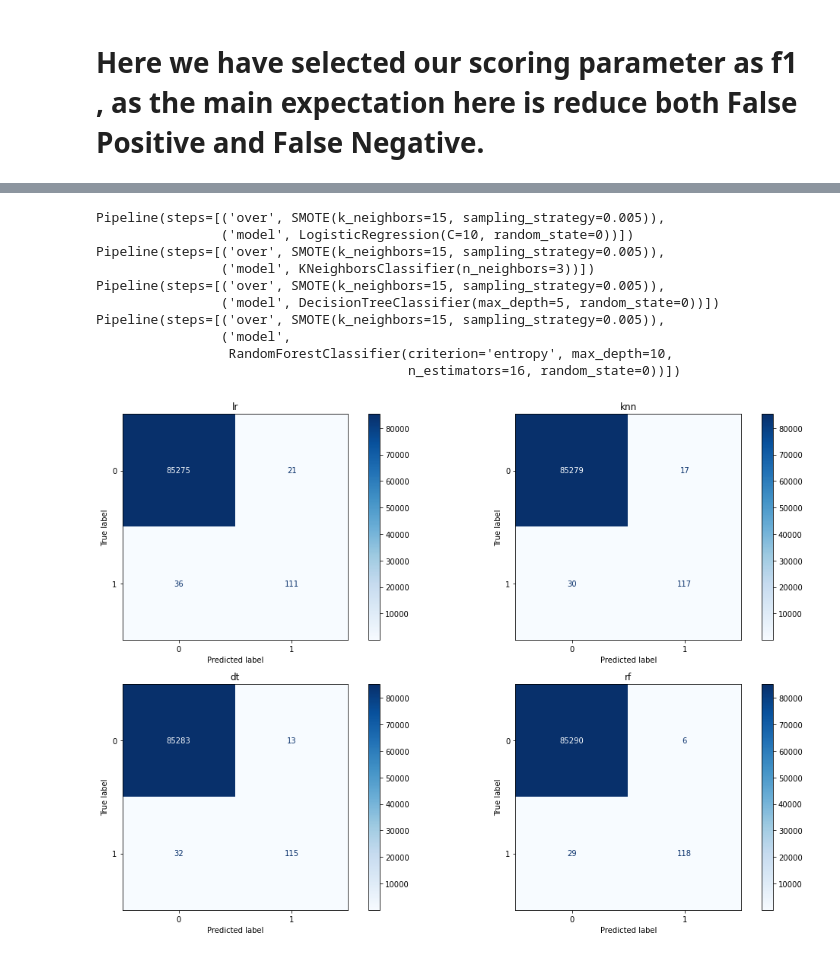
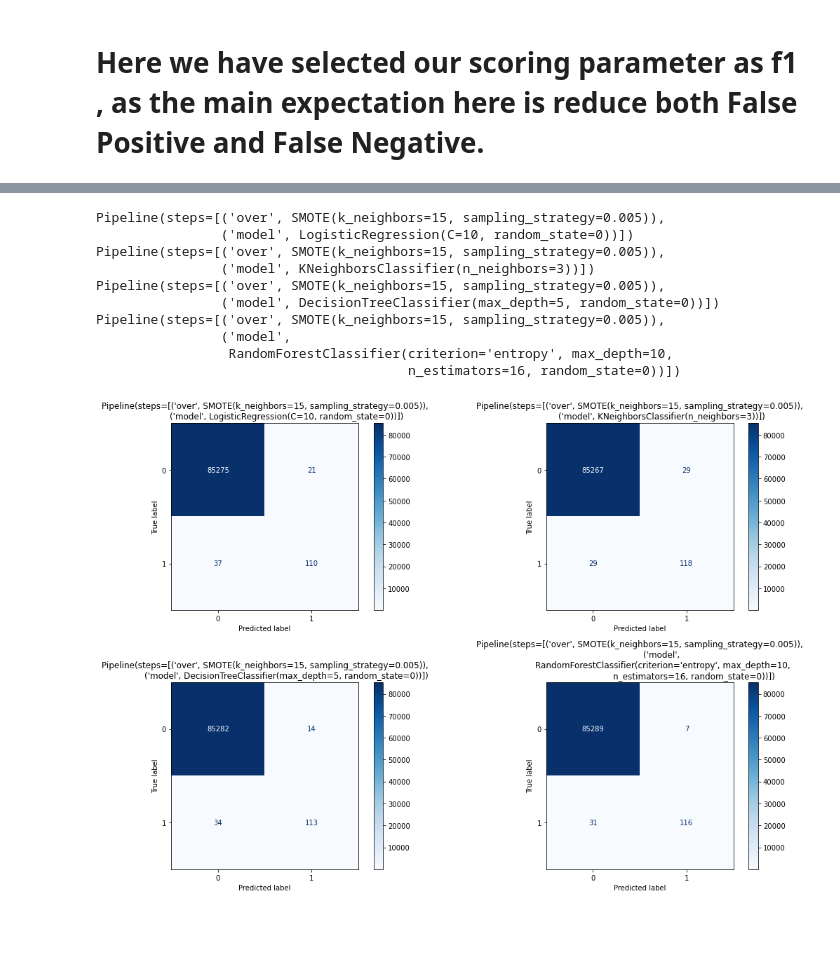
Before and after one commit to nirjadebta/Credit-Card-Fraud-Detection, a Jupyter notebook: credit.ipynb, the cells around one changed output, grey strips where cells are left out. Saved outputs shown, nothing was run; the diff lists cells and outputs as text; code cells hidden in the pictures; blank space fills up the shorter version.

```diff
--- a/credit.ipynb
+++ b/credit.ipynb
@@ -241,15 +291,26 @@ for model in [lr,  rf, knn, DT]: # these are our objects that we instantiated ab
 # %%
 fig, axes = plt.subplots(nrows=2, ncols=2, figsize=(15,10))
+for i, (cls, ax) in enumerate(zip(Unbalanced_result, axes.flatten())):
+    #print(results[i]['classifier'])
+    #print((cls['classifier_name']))
+    #print(cls.values())
 
-for cls, ax in zip(classifiers, axes.flatten()):
-    print(cls)
-    plot_confusion_matrix(cls,
+
+    clf = list(cls.values())[0]
+    print(clf)
+
+
+
+
+
+
+    plot_confusion_matrix(clf,
                           X_test,
                           y_test,
                           ax=ax,
                           cmap='Blues'
                          )
-    ax.title.set_text(type(cls).__name__)
+    ax.title.set_text(list(cls.values())[0])
 plt.tight_layout()
 plt.show()
 # %% [output]
@@ -321,16 +412,19 @@ def model_selection(SM,classifier, name, grid, X_train, y_train, scoring):
 # %% [markdown]
 # Here we have selected our scoring parameter as f1 , as the main expectation here is reduce both False Positive and False Negative.
 # %%
-results = []
+Balanced_Result = []
 SM= SMOTE()
 for m in smote_models:
     print(m['name'])
-    results.append(model_selection(SM, m['classifier'],
+    Balanced_Result.append(model_selection(SM, m['classifier'],
                                    m['name'],
                                    m['grid'],
                                    X_train,
                                    y_train,
-                                   'f1'))
+                                   'f1',
+                                   X_test,
+                                   y_test
+                                   ))
 
 
     print('completed')
@@ -375,33 +479,37 @@ results
 # %%
-prediction =[]
+
 fig, axes = plt.subplots(nrows=2, ncols=2, figsize=(15,10))
-for i, (cls, ax) in enumerate(zip(results, axes.flatten())):
+for i, (cls, ax) in enumerate(zip(Balanced_Result, axes.flatten())):
     #print(results[i]['classifier'])
     #print((cls['classifier_name']))
     #print(cls.values())
-    print(list(cls.values())[1])
 
     clf = list(cls.values())[1]
+    print(clf)
+
+
+
+
 
 
     plot_confusion_matrix(clf,
                           X_test,
                           y_test,
                           ax=ax,
                           cmap='Blues'
                          )
-    ax.title.set_text(list(cls.values())[0])
+    ax.title.set_text(list(cls.values())[1])
 plt.tight_layout()
 plt.show()
 # %% [output]
 Pipeline(steps=[('over', SMOTE(k_neighbors=15, sampling_strategy=0.005)),
                 ('model', LogisticRegression(C=10, random_state=0))])
 Pipeline(steps=[('over', SMOTE(k_neighbors=15, sampling_strategy=0.005)),
                 ('model', KNeighborsClassifier(n_neighbors=3))])
 Pipeline(steps=[('over', SMOTE(k_neighbors=15, sampling_strategy=0.005)),
                 ('model', DecisionTreeClassifier(max_depth=5, random_state=0))])
 Pipeline(steps=[('over', SMOTE(k_neighbors=15, sampling_strategy=0.005)),
                 ('model',
                  RandomForestClassifier(criterion='entropy', max_depth=10,
                                         n_estimators=16, random_state=0))])
-[figure, old version]
+[figure, new version]
```
Also changed, not shown: parts of 25 cells of this notebook.
